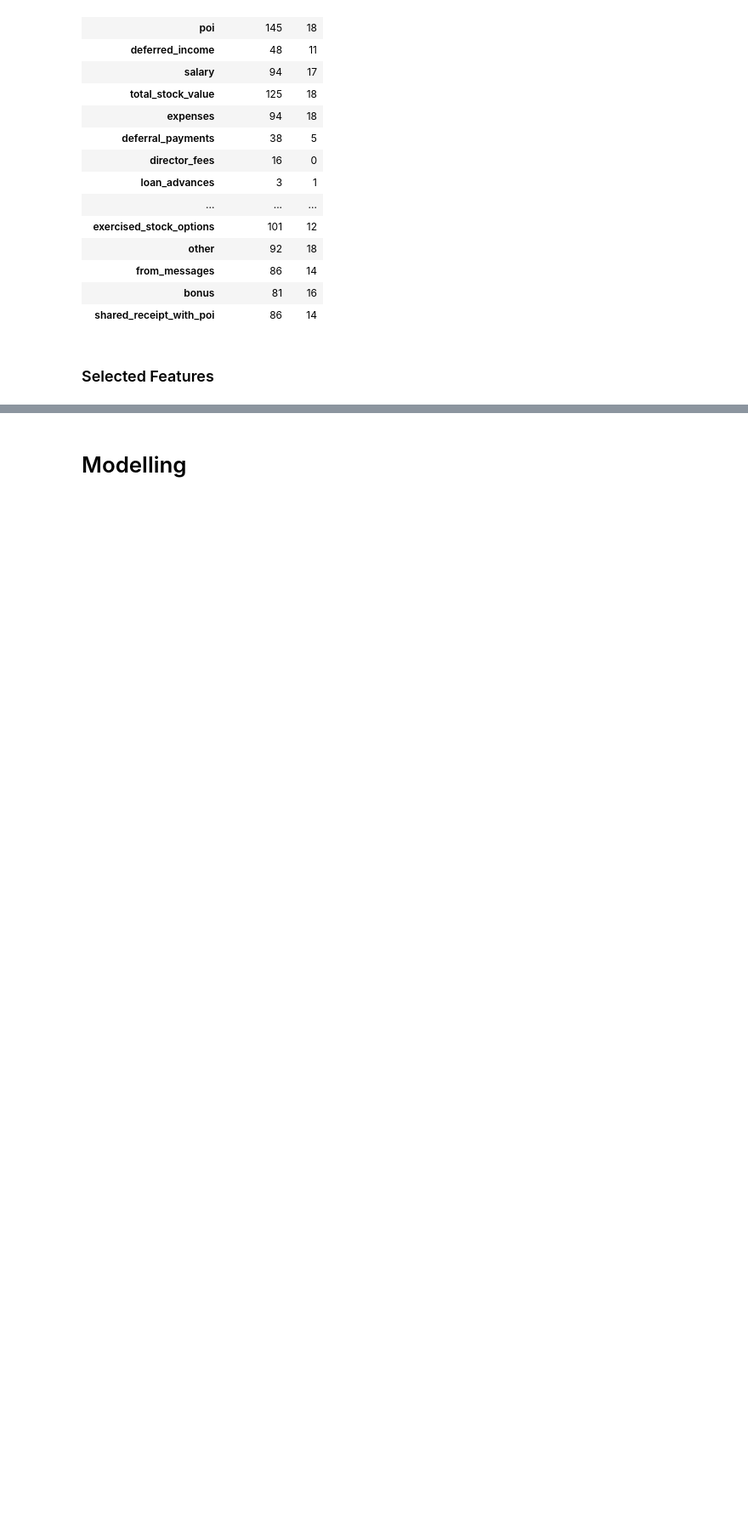
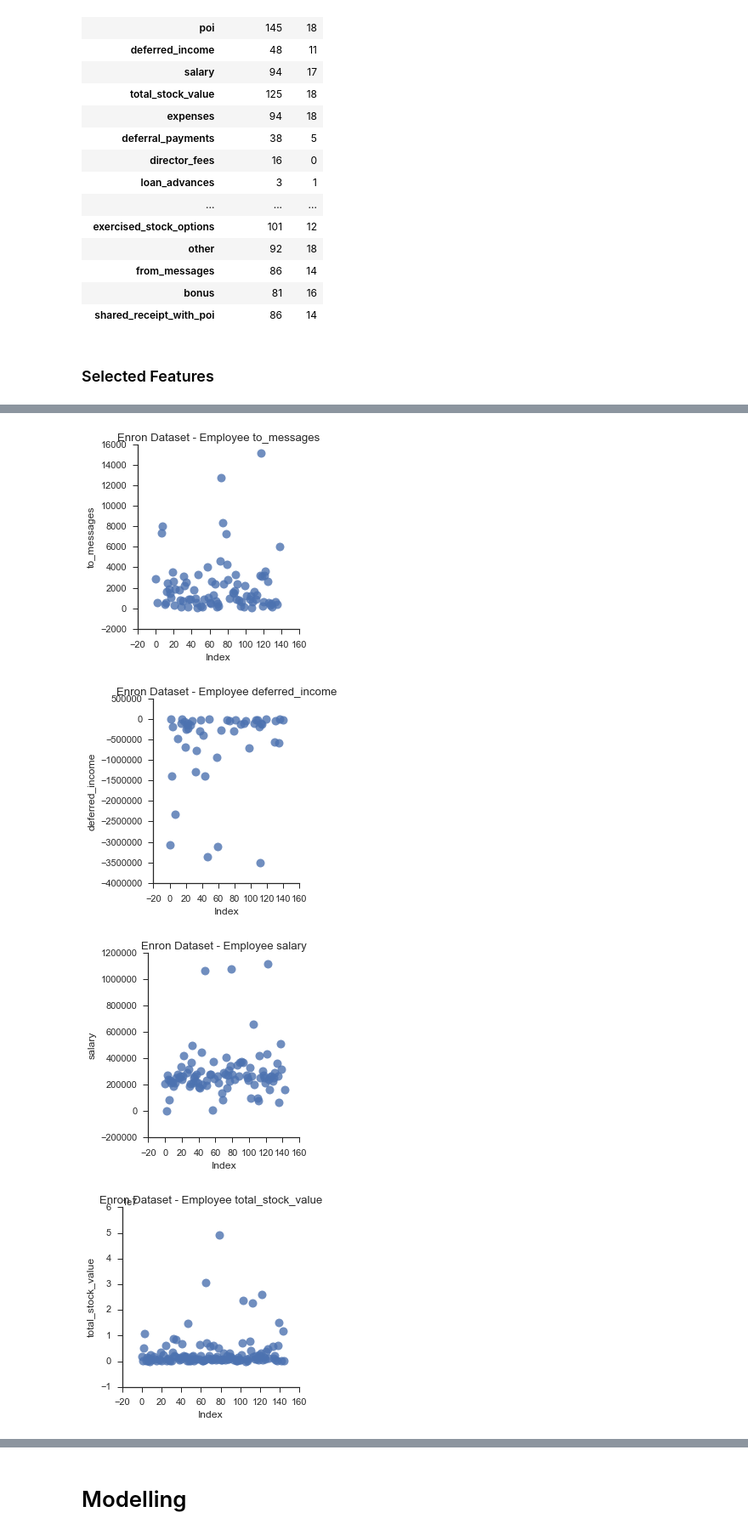
Before and after one commit to ian-whitestone/enron-poi-classification, a Jupyter notebook: enron_eda.ipynb, the cells around one changed output, grey strips where cells are left out. Shown: that part at 85% size. Drawn from its saved outputs; the diff is of its cells as text; code cells hidden in the pictures; blank space fills up the shorter version.

```diff
--- a/enron_eda.ipynb
+++ b/enron_eda.ipynb
@@ -202,0 +187,6 @@ Index(['to_messages', 'restricted_stock_deferred', 'poi', 'deferred_income',
+# %%
+features_list = ['poi','to_messages', 'deferred_income',
+       'salary', 'total_stock_value', 'expenses', 'restricted_stock',
+       'from_poi_to_this_person', 'long_term_incentive',
+       'from_this_person_to_poi', 'total_payments', 'exercised_stock_options',
+       'other', 'from_messages', 'bonus', 'shared_receipt_with_poi']
@@ -202,0 +195,19 @@ Index(['to_messages', 'restricted_stock_deferred', 'poi', 'deferred_income',
+# %%
+for feature in features_list[1:]: ##ignore first feature which is poi label
+    try:
+        sns.lmplot('index', feature,
+                   data=df,
+                   fit_reg=False,
+                   scatter_kws={"marker": "D",
+                                "s": 100},
+                  size=4);
+        plt.title('Enron Dataset - Employee %s' % feature);
+        plt.xlabel('Index');
+        plt.ylabel(feature);
+    except:
+        pass
+# %% [output]
+[figure, added]
+[figure, added]
+[figure, added]
+[figure, added]
```
Also changed, not shown: parts of 14 cells of this notebook.
